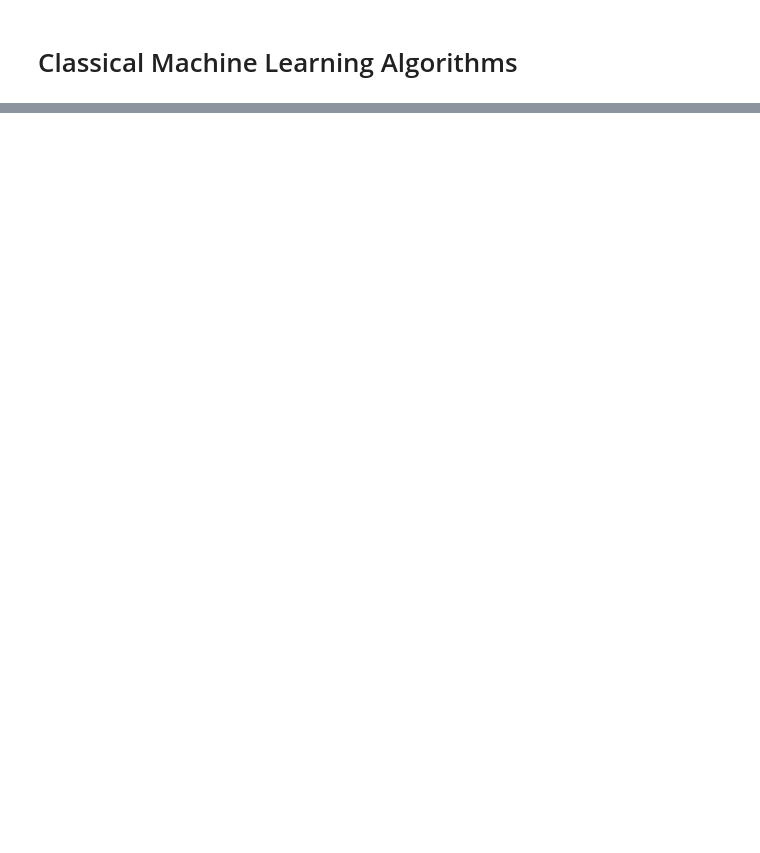
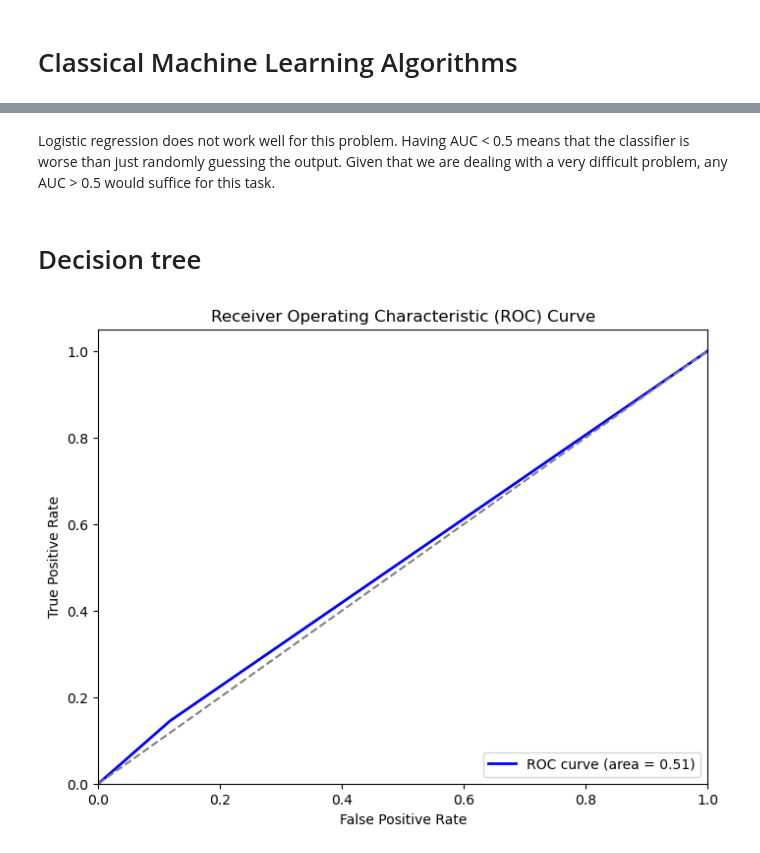
Before and after one commit to abhdhar-1618/Python, a Jupyter notebook: SQ/Prediction of stock price direction.ipynb, the cells around one changed output, grey strips where cells are left out. Saved outputs shown, nothing was run; the diff lists cells and outputs as text; code cells hidden in the pictures; blank space fills up the shorter version.

Commit message:
Prediction of stock price direction project completed

```diff
--- a/SQ/Prediction of stock price direction.ipynb
+++ b/SQ/Prediction of stock price direction.ipynb
@@ -262,0 +335,33 @@ After fitting them to the training data, we are going to evaluate their performa
+# %% [markdown]
+Logistic regression does not work well for this problem. Having AUC < 0.5 means that the classifier is worse than just randomly guessing the output. Given that we are dealing with a very difficult problem, any AUC > 0.5 would suffice for this task.
+# %% [markdown]
+# Decision tree
+# %%
+import matplotlib.pyplot as plt
+from sklearn.metrics import roc_curve, auc
+from sklearn.tree import DecisionTreeClassifier
+
+# remember to use the random seed to be able to reproduce the same results
+dt = DecisionTreeClassifier(random_state=RANDOM_SEED)
+dt.fit(X_train, y_train)
+
+# Obtain predicted probabilities for the validation set
+y_pred_proba = dt.predict_proba(X_val)[:, 1]
+
+# Compute ROC curve and AUC
+fpr, tpr, thresholds = roc_curve(y_val, y_pred_proba)
+roc_auc = auc(fpr, tpr)
+
+# Plot ROC curve
+plt.figure(figsize=(8, 6))
+plt.plot(fpr, tpr, color='blue', lw=2, label='ROC curve (area = %0.2f)' % roc_auc)
+plt.plot([0, 1], [0, 1], color='gray', linestyle='--')
+plt.xlim([0.0, 1.0])
+plt.ylim([0.0, 1.05])
+plt.xlabel('False Positive Rate')
+plt.ylabel('True Positive Rate')
+plt.title('Receiver Operating Characteristic (ROC) Curve')
+plt.legend(loc="lower right")
+plt.show()
+# %% [output]
+[figure, added]
```
Also changed, not shown: parts of 34 cells of this notebook.
